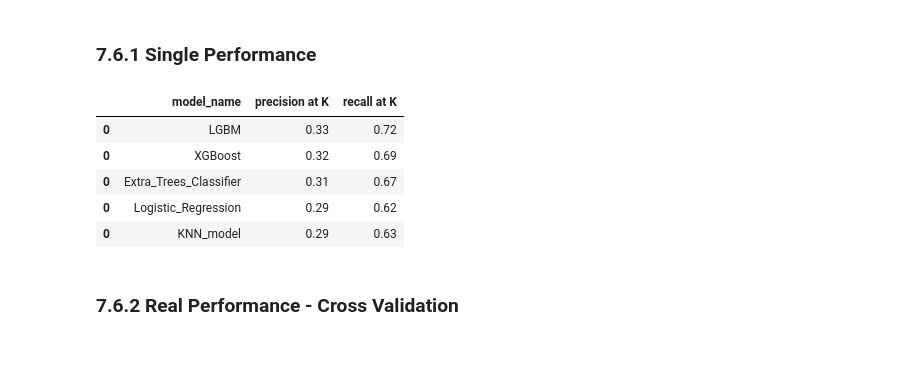
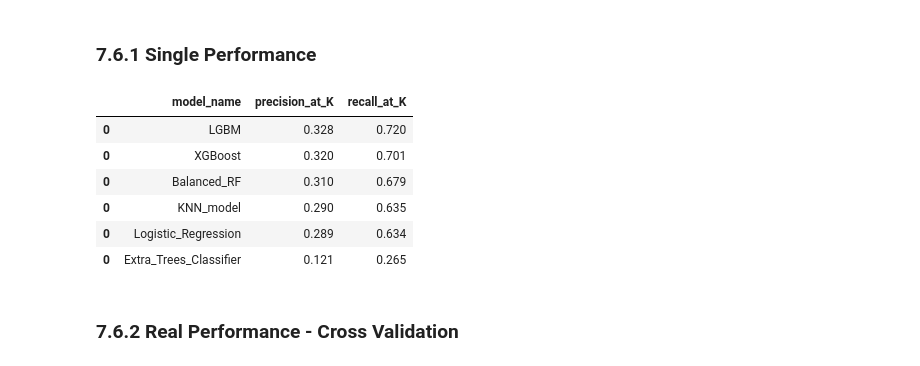
Before and after one commit to SamuelOliveirads/Health_Insurance_Cross_Sell, a Jupyter notebook: notebooks/v1-m7.0-hics-machine-learning.ipynb, the cells around one changed output. Saved outputs shown, nothing was run; the diff lists cells and outputs as text; code cells hidden in the pictures.

Commit message:
select ml model and make fine tunning

```diff
--- a/notebooks/v1-m7.0-hics-machine-learning.ipynb
+++ b/notebooks/v1-m7.0-hics-machine-learning.ipynb
@@ -880,23 +881,23 @@ cv_lr
 ## 7.3 Extra Trees
 # %%
 # model definition
-et_model = en.ExtraTreesClassifier(n_estimators=1000, n_jobs=-1, random_state=42)
+#et_model = en.ExtraTreesClassifier(n_estimators=1000, n_jobs=-1, random_state=42)
 
 # model training
-et_model.fit( x_train, y_train )
+#et_model.fit( x_train, y_train )
 
 # model prediction
-yhat_et = et_model.predict_proba( x_val )
+#yhat_et = et_model.predict_proba( x_val )
 
 # -------------- Saving and Loading model -------------------
 # saving results
-pickle.dump(et_model, open('../data/processed/et_model.pkl', 'wb'))
+#pickle.dump(yhat_et, open('../models/yhat_et.pkl', 'wb'))
 
 # loading results
-file = open('../data/processed/et_model.pkl','rb')
-et_model = pickle.load(file)
+file = open('../models/yhat_et.pkl','rb')
+yhat_et = pickle.load(file)
 file.close()
 
 # ---------- Metrics ------------------
 # Accumulative Gain
-skplt.metrics.plot_cumulative_gain( y_val, yhat_et );
+#skplt.metrics.plot_cumulative_gain( y_val, yhat_et );
@@ -1041,38 +1038,50 @@ Iteration number:20
 # %% [markdown]
 ### 7.6.1 Single Performance
 # %%
-model_list = {'KNN_model' : yhat_knn, 'Logistic_Regression' : yhat_lr, 'Extra_Trees_Classifier' : yhat_et, 'XGBoost' : yhat_xgb, 'LGBM' : yhat_lgbm}
-results = pd.DataFrame(columns=['model_name', 'precision at K', 'recall at K'])
+#model_list = {'KNN_model' : yhat_knn, 'Logistic_Regression' : yhat_lr, 'Extra_Trees_Classifier' : yhat_et, 'XGBoost' : yhat_xgb, 'LGBM' : yhat_lgbm, 'Balanced_RF' : yhat_brf}
+#results = pd.DataFrame(columns=['model_name', 'precision_at_K', 'recall_at_K'])
 
-for n, m in model_list.items():
+#for n, m in model_list.items():
     # copy data
-    df8 = x_validation.copy()
-    df8['response'] = y_validation.copy()
+#    df8 = x_validation.copy()
+#    df8['response'] = y_validation.copy()
 
     # propensity score
-    df8['score'] = m[:, 1].tolist()
+#    df8['score'] = m[:, 1].tolist()
 
-    # sorte clients by propensity score
-    df8 = df8.sort_values( 'score', ascending=False )
+    # sort clients by propensity score
+#    df8 = df8.sort_values( 'score', ascending=False )
 
     # compute precision and recall at 20.000 k
-    metrics, data = precision_recall_at_k(df8)
+#    metrics, data = precision_recall_at_k(df8)
 
-    metricst = metrics
-    metricst = pd.DataFrame(metricst)
-    metricst = metricst.T
-    metricst['model_name'] = n
-    metricst.columns = ['precision at K', 'recall at K', 'model_name']
-    metricst = metricst[['model_name', 'precision at K', 'recall at K']]
-    results = pd.concat([metricst, results])
+#    metricst = metrics
+#    metricst = pd.DataFrame(metricst)
+#    metricst = metricst.T
+#    metricst['model_name'] = n
+#    metricst.columns = ['precision_at_K', 'recall_at_K', 'model_name']
+#    metricst = metricst[['model_name', 'precision_at_K', 'recall_at_K']]
+#    results = pd.concat([metricst, results])
 
-results
+# sort results
+#results.sort_values('precision_at_K', ascending=False, inplace=True)
+
+# saving results
+#pickle.dump(results, open('../data/processed/ml_result.pkl', 'wb'))
+
+# loading results
+file = open('../data/processed/ml_result.pkl','rb')
+ml_result = pickle.load(file)
+file.close()
+
+ml_result
 # %% [output]
-|  | model_name | precision at K | recall at K |
-| 0 | LGBM | 0.33 | 0.72 |
-| 0 | XGBoost | 0.32 | 0.69 |
-| 0 | Extra_Trees_Classifier | 0.31 | 0.67 |
-| 0 | Logistic_Regression | 0.29 | 0.62 |
-| 0 | KNN_model | 0.29 | 0.63 |
+|  | model_name | precision_at_K | recall_at_K |
+| 0 | LGBM | 0.328 | 0.720 |
+| 0 | XGBoost | 0.320 | 0.701 |
+| 0 | Balanced_RF | 0.310 | 0.679 |
+| 0 | KNN_model | 0.290 | 0.635 |
+| 0 | Logistic_Regression | 0.289 | 0.634 |
+| 0 | Extra_Trees_Classifier | 0.121 | 0.265 |
 # %% [markdown]
 ### 7.6.2 Real Performance - Cross Validation
```
Also changed, not shown: parts of 18 cells of this notebook, 10 other files.
